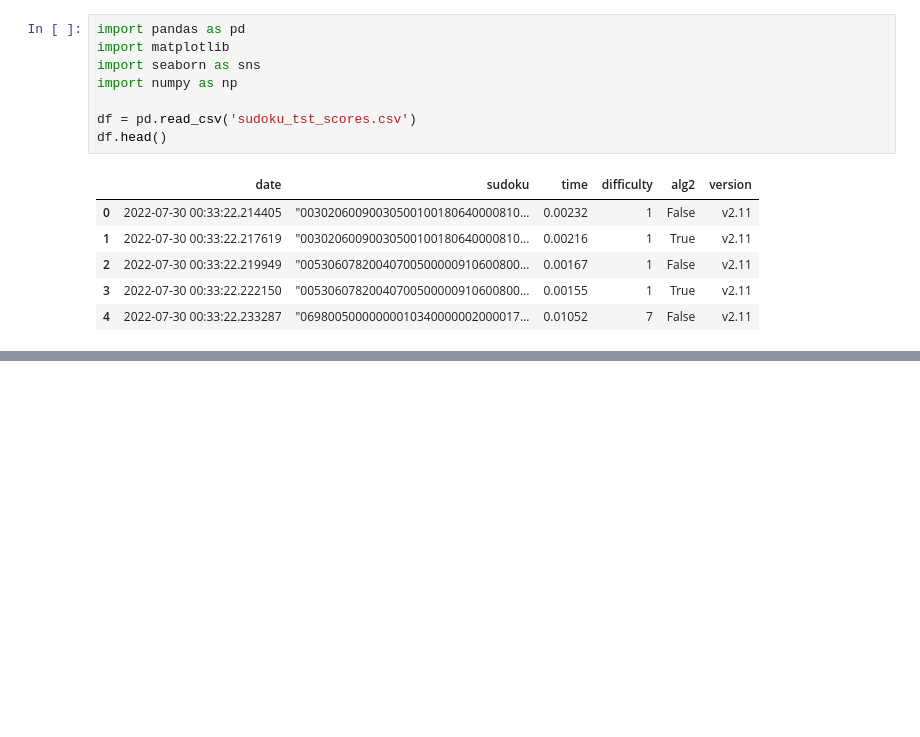
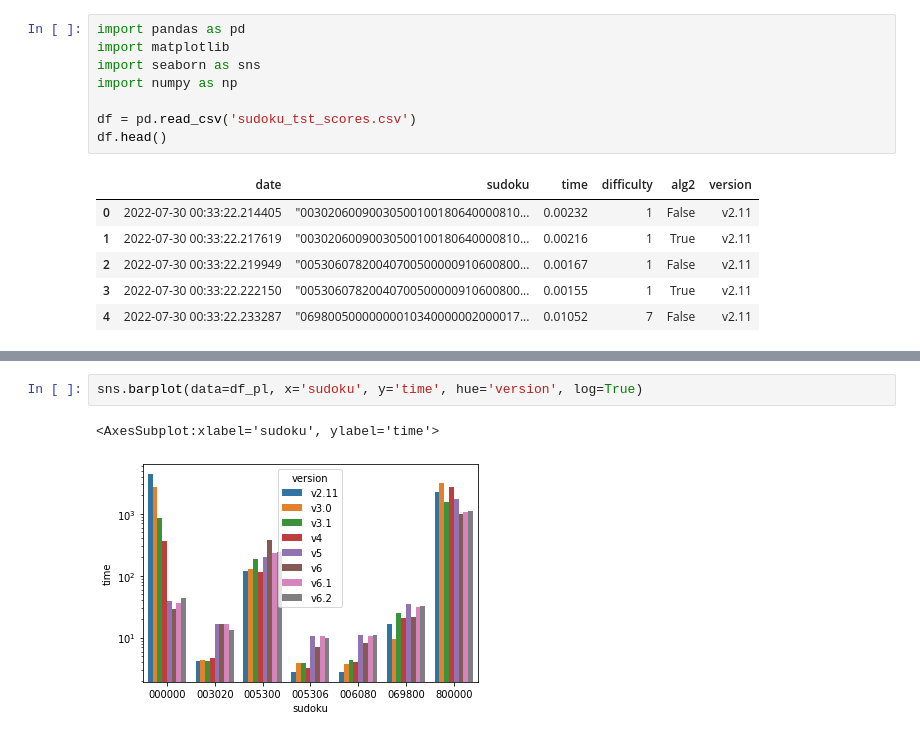
Before and after one commit to nibuman/sudoku_solver, a Jupyter notebook: Visualise_Sudoku_Scores.ipynb, the cells around one changed output, grey strips where cells are left out. Saved outputs shown, nothing was run; the diff lists cells and outputs as text; blank space fills up the shorter version.

```diff
--- a/Visualise_Sudoku_Scores.ipynb
+++ b/Visualise_Sudoku_Scores.ipynb
@@ -74,0 +78,5 @@ g = sns.stripplot(data=df_tw.query('alg2==True'), x='sudoku', y='difficulty', hu
+# %%
+sns.barplot(data=df_pl, x='sudoku', y='time', hue='version', log=True)
+# %% [output]
+<AxesSubplot:xlabel='sudoku', ylabel='time'>
+[figure, added]
```
Also changed, not shown: parts of 5 cells of this notebook, 2 other files.
